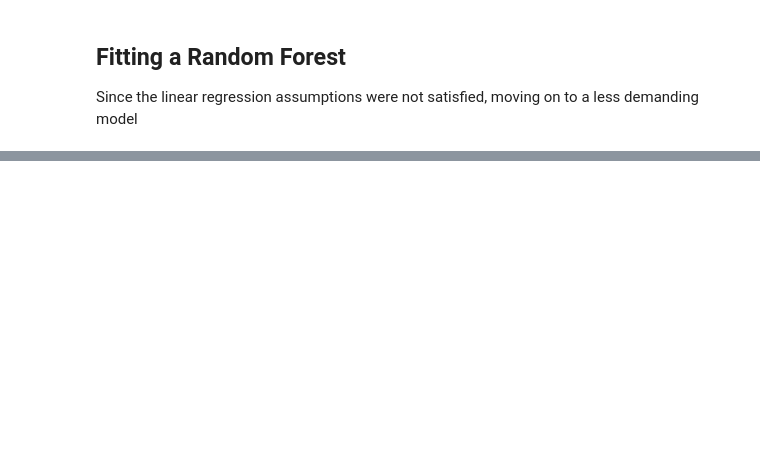
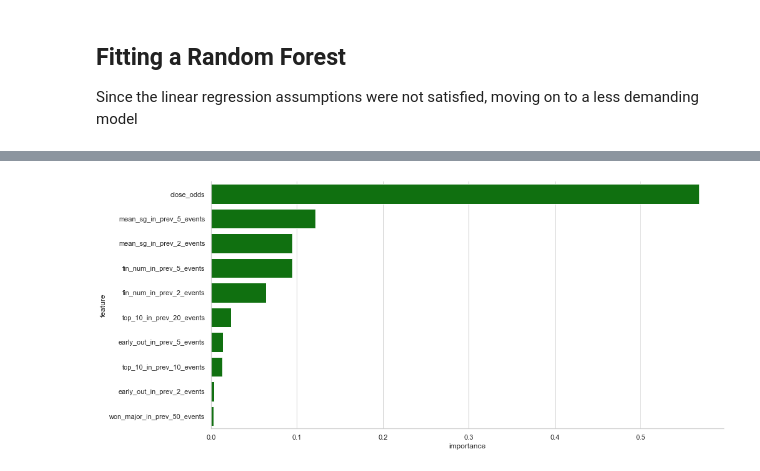
Before and after one commit to mtodisco10/data-golf, a Jupyter notebook: notebooks/Feature Eng & Training.ipynb, the cells around one changed output, grey strips where cells are left out. Saved outputs shown, nothing was run; the diff lists cells and outputs as text; code cells hidden in the pictures; blank space fills up the shorter version.

```diff
--- a/notebooks/Feature Eng & Training.ipynb
+++ b/notebooks/Feature Eng & Training.ipynb
@@ -340,5 +447,8 @@ feat_imp_df
 # %%
-sns.barplot(x ='importance', y='feature', data=feat_imp_df, color='green');
+sns.barplot(x ='importance', y='feature', data=feat_imp_df, color='green')
+sns.despine();
+# %% [output]
+[figure, added]
 # %%
 #Save the RF model
 pickle.dump(rf, open("../models/rf_model.pkl", "wb"))
```
Also changed, not shown: parts of 13 cells of this notebook, 2 other files.
